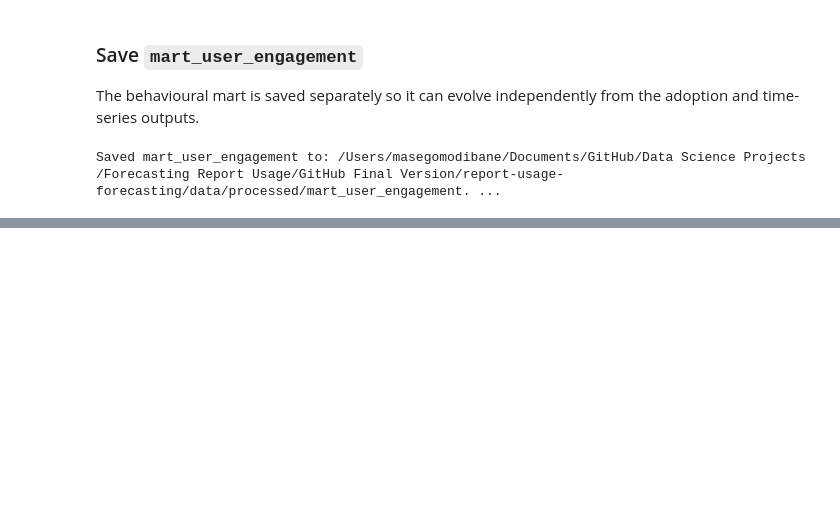
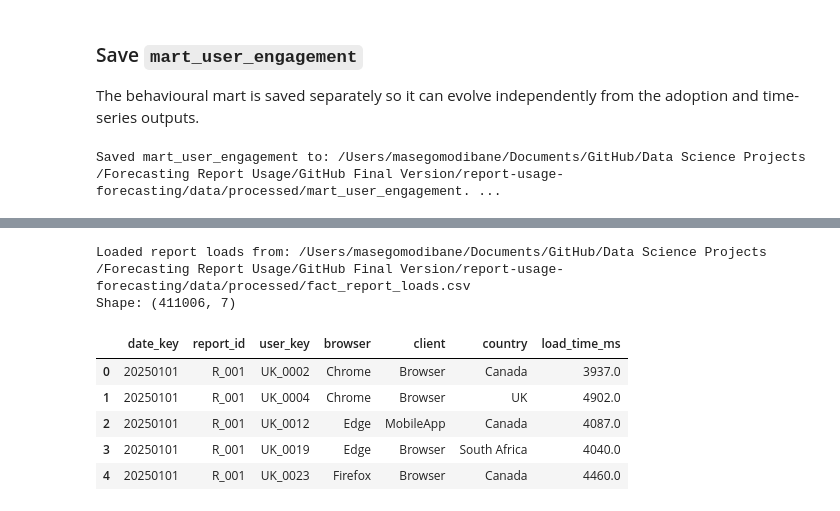
Before and after one commit to MasegoM94/report-usage-forecasting, a Jupyter notebook: notebooks/05_feature_engineering.ipynb, the cells around one changed output, grey strips where cells are left out. Cells and saved outputs as stored; diff of their text form; code cells hidden in the pictures; blank space fills up the shorter version.

```diff
--- a/notebooks/05_feature_engineering.ipynb
+++ b/notebooks/05_feature_engineering.ipynb
@@ -24,6 +24,7 @@ if str(PROJECT_ROOT) not in sys.path:
     sys.path.insert(0, str(PROJECT_ROOT))
 
 from src.features.engagement_features import build_user_engagement_features
+from src.features.performance_features import build_report_performance_features
 from src.features.report_features import (
     add_time_series_usage_features,
     build_report_daily_adoption,
@@ -32,9 +33,11 @@ from src.features.report_features import (
 DATA_PROCESSED_DIR = PROJECT_ROOT / "data" / "processed"
 FACT_REPORT_VIEWS_PATH = DATA_PROCESSED_DIR / "fact_report_views.csv"
 FACT_PAGE_VIEWS_PATH = DATA_PROCESSED_DIR / "fact_page_views.csv"
+FACT_REPORT_LOADS_PATH = DATA_PROCESSED_DIR / "fact_report_loads.csv"
 OUTPUT_PATH = DATA_PROCESSED_DIR / "mart_report_daily_adoption.csv"
 TS_OUTPUT_PATH = DATA_PROCESSED_DIR / "mart_report_daily_adoption_ts_features.csv"
 ENGAGEMENT_OUTPUT_PATH = DATA_PROCESSED_DIR / "mart_user_engagement.csv"
+PERFORMANCE_OUTPUT_PATH = DATA_PROCESSED_DIR / "mart_report_performance.csv"
 # %% [markdown]
 ## 2. Load `fact_report_views`
 
@@ -534,0 +552,17 @@ Saved mart_user_engagement to: /Users/masegomodibane/Documents/GitHub/Data Scien
+# %%
+if not FACT_REPORT_LOADS_PATH.exists():
+    raise FileNotFoundError(f"Expected input file was not found: {FACT_REPORT_LOADS_PATH}")
+
+fact_report_loads = pd.read_csv(FACT_REPORT_LOADS_PATH)
+print(f"Loaded report loads from: {FACT_REPORT_LOADS_PATH}")
+print("Shape:", fact_report_loads.shape)
+display(fact_report_loads.head())
+# %% [output]
+Loaded report loads from: /Users/masegomodibane/Documents/GitHub/Data Science Projects /Forecasting Report Usage/GitHub Final Version/report-usage-forecasting/data/processed/fact_report_loads.csv
+Shape: (411006, 7)
+|  | date_key | report_id | user_key | browser | client | country | load_time_ms |
+| 0 | 20250101 | R_001 | UK_0002 | Chrome | Browser | Canada | 3937.0 |
+| 1 | 20250101 | R_001 | UK_0004 | Chrome | Browser | UK | 4902.0 |
+| 2 | 20250101 | R_001 | UK_0012 | Edge | MobileApp | Canada | 4087.0 |
+| 3 | 20250101 | R_001 | UK_0019 | Edge | Browser | South Africa | 4040.0 |
+| 4 | 20250101 | R_001 | UK_0023 | Firefox | Browser | Canada | 4460.0 |
```
Also changed, not shown: parts of 10 cells of this notebook, 2 other files.
